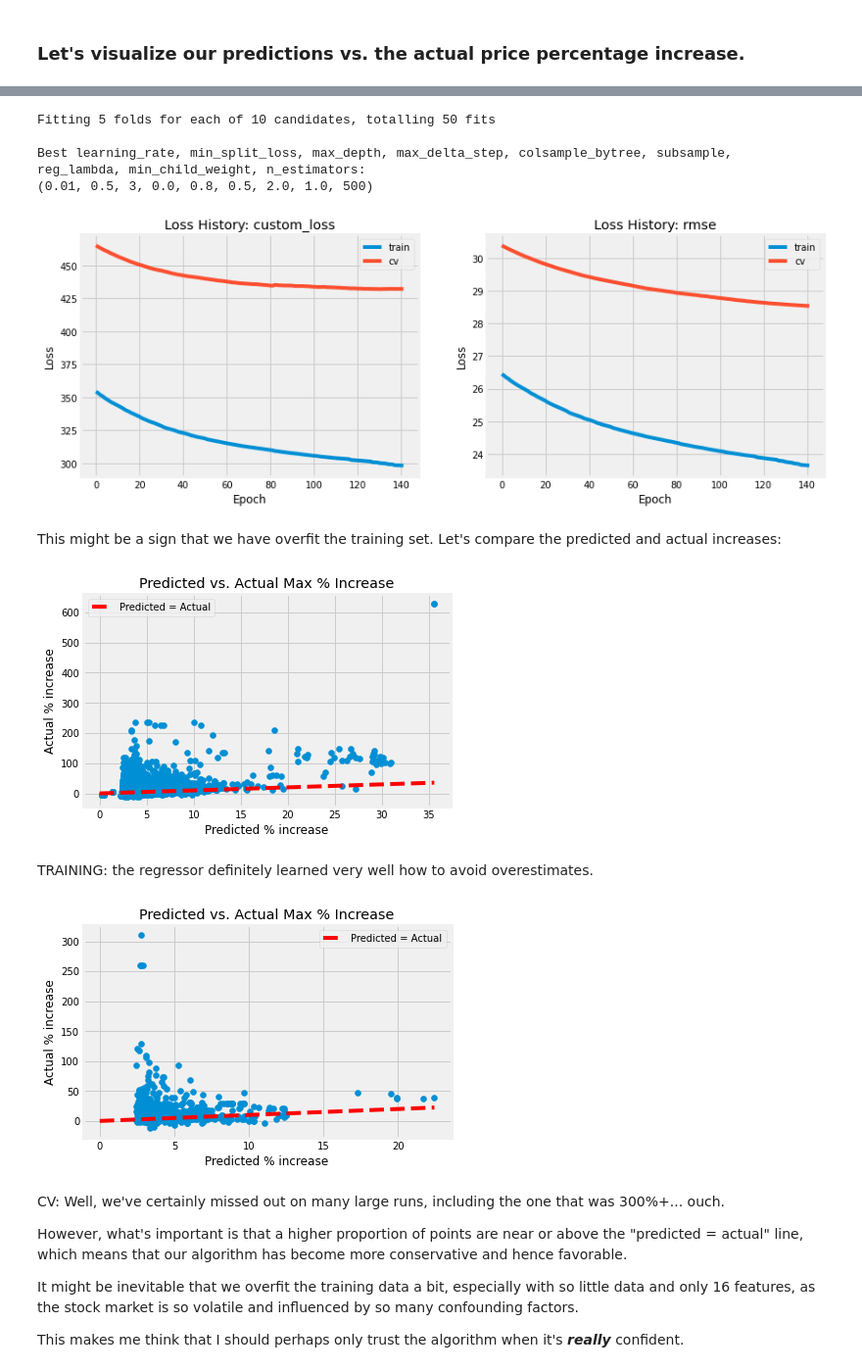
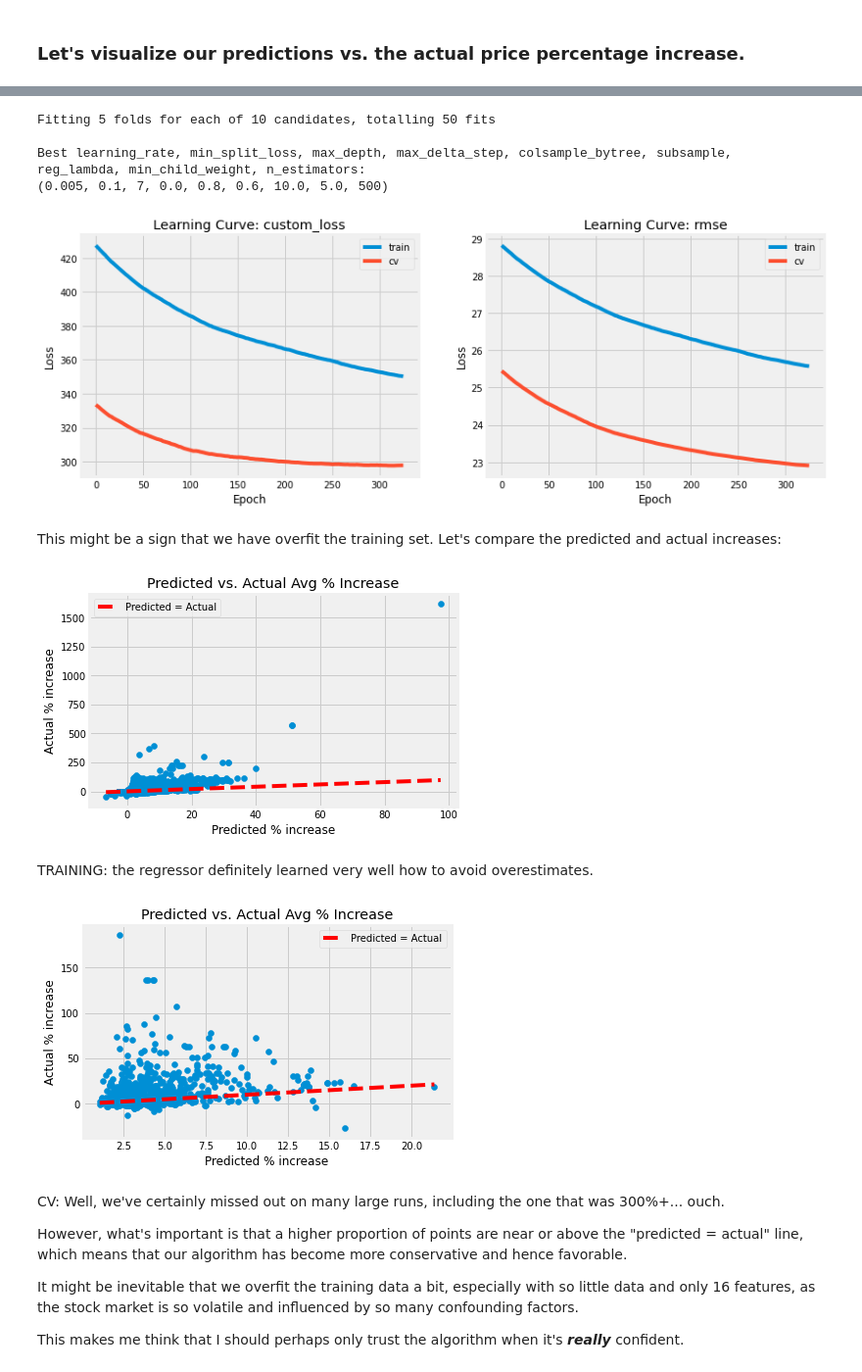
Before and after one commit to fitzgerald-kyle/insider-training, a Jupyter notebook: C_decision_tree.ipynb, the cells around one changed output, grey strips where cells are left out. Shown: that part at 98% size. Saved outputs shown, nothing was run; the diff lists cells and outputs as text; code cells hidden in the pictures.

```diff
--- a/C_decision_tree.ipynb
+++ b/C_decision_tree.ipynb
@@ -130,17 +148,18 @@ def asymmetric_loss(wgt):
 
     minBool is a boolean that specifies whether or not the loss is minimized, because XGBoost wants to maximize
     '''
-    def custom_loss(train, y_pred):
-        # I'm honestly confused about when a DMatrix is passed vs. an ndarray
+    def asymm_rmse(train, y_pred):
+        # I'm honestly confused about when a DMatrix is passed to this function vs. an ndarray,
+        # so this is a cheeky patch
         if type(train) != np.ndarray: train = dtrain.get_label()
 
-        diff = wgt/2*(y_pred-train)**2 * (train < y_pred).astype(float) + \
-                1/2*(y_pred-train)**2 * (train >= y_pred).astype(float)
+        diff = wgt*(y_pred-train)**2 * (train < y_pred).astype(float) + \
+                (y_pred-train)**2 * (train >= y_pred).astype(float)
 
-        loss = np.mean(diff, axis=-1)
+        loss = np.sqrt(np.mean(diff, axis=-1))
 
         return loss
-    return custom_loss
+    return asymm_rmse
 
 def asymmetric_grads(wgt):
     '''
@@ -155,34 +174,33 @@ def asymmetric_grads(wgt):
         return grad, hess
     return custom_grads
 # %%
-UNDERESTIMATE_BIAS = 10.
-
-xgb_clf = xgb.XGBRegressor(
+xgb_reg = xgb.XGBRegressor(
     verbosity=1,
     objective=asymmetric_grads(UNDERESTIMATE_BIAS),
     eval_metric=asymmetric_loss(UNDERESTIMATE_BIAS),
-    early_stopping_rounds=10
+    early_stopping_rounds=10,
+    tree_method='hist'
 )
 
-xgb_rscv = RandomizedSearchCV(
-    xgb_clf,
+xgb_rscv_custom = RandomizedSearchCV(
+    xgb_reg,
     param_distributions=parameters,
     verbose=1,
     random_state=40,
     error_score='raise'
 )
 
-xgb_model_custom = xgb_rscv.fit(train_X,
-                                train_Y,
-                                eval_set=[(train_X, train_Y), (cv_X, cv_Y)],
-                                verbose=0)
+xgb_rscv_model_custom = xgb_rscv_custom.fit(train_X,
+                                            train_Y,
+                                            eval_set=[(train_X, train_Y), (cv_X, cv_Y)],
+                                            verbose=0)
 
 print('\nBest learning_rate, min_split_loss, max_depth, max_delta_step, colsample_bytree, subsample,\n'
       + 'reg_lambda, min_child_weight, n_estimators:\n'
       + f'''{itemgetter(
         'learning_rate', 'min_split_loss', 'max_depth', 'max_delta_step', 'colsample_bytree', 'subsample',
         'reg_lambda', 'min_child_weight', 'n_estimators'
-       )(xgb_model_custom.best_estimator_.get_params())
+       )(xgb_rscv_model_custom.best_estimator_.get_params())
       }'''
      )
 # %% [output]
@@ -190,47 +208,37 @@ Fitting 5 folds for each of 10 candidates, totalling 50 fits
 
 Best learning_rate, min_split_loss, max_depth, max_delta_step, colsample_bytree, subsample,
 reg_lambda, min_child_weight, n_estimators:
-(0.01, 0.5, 3, 0.0, 0.8, 0.5, 2.0, 1.0, 500)
+(0.005, 0.1, 7, 0.0, 0.8, 0.6, 10.0, 5.0, 500)
 # %%
 '''
 Select the model with the best parameters and plot the training and CV learning curves.
 '''
+xgb_model_custom_best = xgb.XGBRegressor(**xgb_rscv_model_custom.best_estimator_.get_params()).fit(
+    train_X,
+    train_Y,
+    eval_set=[(train_X, train_Y), (cv_X, cv_Y)],
+    verbose=0
+)
 
-xgb_best = xgb.XGBRegressor(**xgb_model_custom.best_estimator_.get_params())
-xgb_model_best = xgb_best.fit(train_X,
-                              train_Y,
-                              eval_set=[(train_X, train_Y), (cv_X, cv_Y)],
-                              verbose=0)
+results_custom = xgb_model_custom_best.evals_result()
 
-results = xgb_model_best.evals_result()
-
-losses = ['custom_loss', 'rmse']
-fig, axs = plt.subplots(1, 2, figsize=(6.4*2, 4.8))
-for i in range(2):
-    axs[i].plot(results['validation_0'][losses[i]], label='train')
-    axs[i].plot(results['validation_1'][losses[i]], label='cv')
-    axs[i].set_xlabel('Epoch')
-    axs[i].set_ylabel('Loss')
-    axs[i].set_title('Loss History: ' + losses[i])
-    axs[i].legend()
-
-plt.show()
+plotLearningCurves(results_custom, ['asymm_rmse', 'rmse'])
 # %% [output]
-[figure, old version]
+[figure, new version]
 # %% [markdown]
 This might be a sign that we have overfit the training set. Let's compare the predicted and actual increases:
 # %%
-train_Y_preds_custom = xgb_model_best.predict(train_X)
-predictedVsActualPlot(train_Y_preds_custom, train_Y)
+train_Y_preds_custom = xgb_model_custom_best.predict(train_X)
+plotPredictedVsActual(train_Y_preds_custom, train_Y)
 # %% [output]
-[figure, old version]
+[figure, new version]
 # %% [markdown]
 TRAINING: the regressor definitely learned very well how to avoid overestimates.
 # %%
-cv_Y_preds_custom = xgb_model_best.predict(cv_X)
-predictedVsActualPlot(cv_Y_preds_custom, cv_Y)
+cv_Y_preds_custom = xgb_model_custom_best.predict(cv_X)
+plotPredictedVsActual(cv_Y_preds_custom, cv_Y)
 # %% [output]
-[figure, old version]
+[figure, new version]
 # %% [markdown]
 CV: Well, we've certainly missed out on many large runs, including the one that was 300%+... ouch.
 
```
Also changed, not shown: parts of 18 cells of this notebook, 8 other files.
